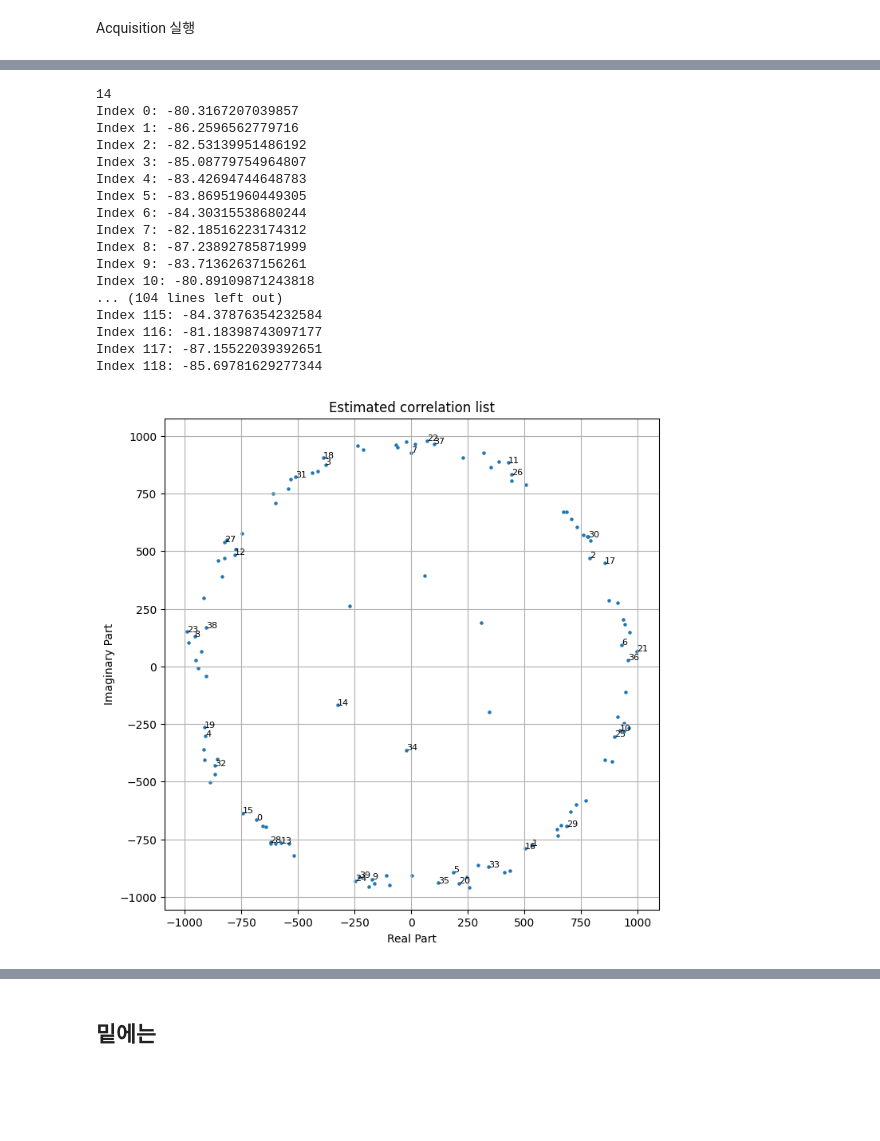
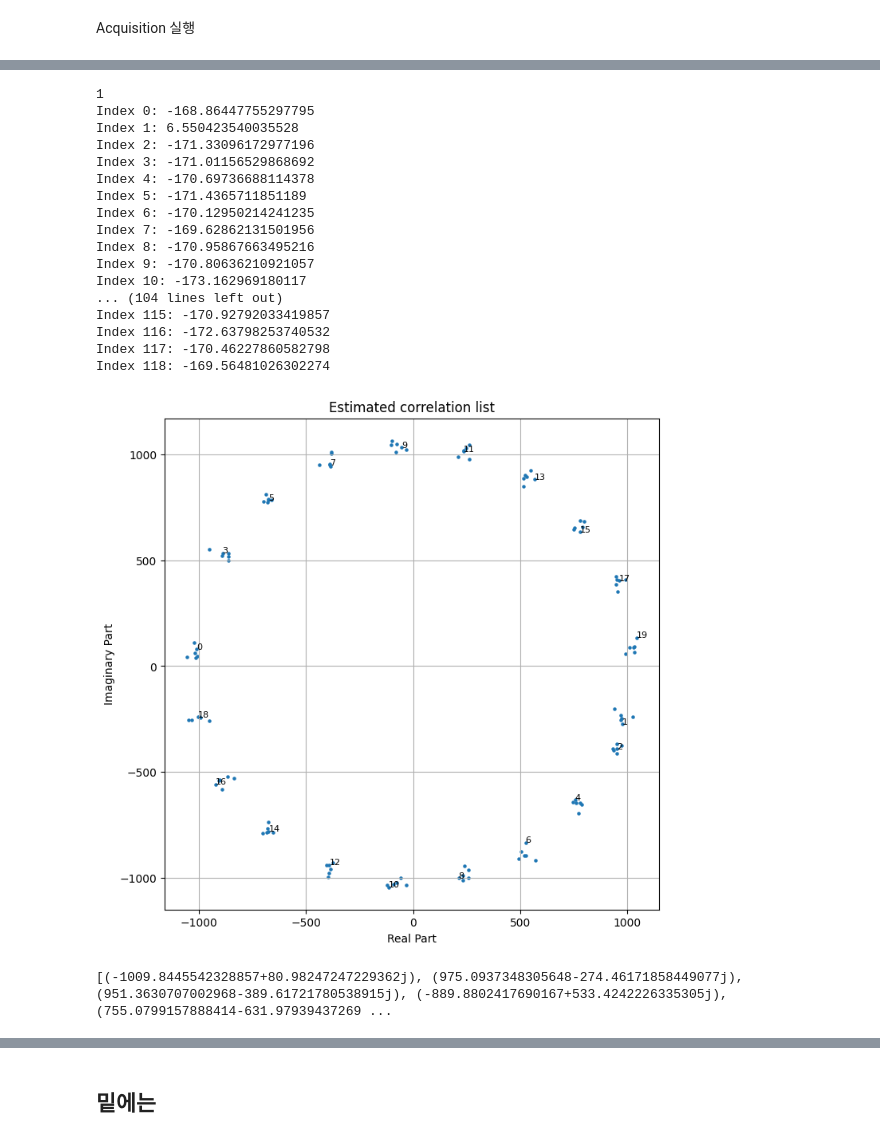
Before and after one commit to IdontknowTT/GPS_receiver, a Jupyter notebook: 240519_Acq까진됨.ipynb, the cells around one changed output, grey strips where cells are left out. Cells and saved outputs as stored; diff of their text form; code cells hidden in the pictures; blank space fills up the shorter version.

```diff
--- a/240519_Acq까진됨.ipynb
+++ b/240519_Acq까진됨.ipynb
@@ -151,13 +163,17 @@ def generate_replica_signal(code_delay, doppler_freq, code_freq, svNumber, signa
     """
 # %% [output]
 '\ndef generate_replica_signal(code_delay, doppler_freq, code_freq, svNumber, signal_length = 1023 * OV ,OV  = OV):\n    ca_code = np.array(codes[svNumber])\n    ca_code = [chip for chip in ca_code fo ...
+# %%
+def my_correlate(signal, replica):
+    return np.sum(signal * np.conjugate(replica))
 # %% [markdown]
 Acquisition
 # %%
 def acquisition(signal, code_delay_range, doppler_freq_range,code_freq, svNumber, OV):
 
     # 신호 1ms씩 쪼개기
-    signal_div = [signal[i:i+(1023*OV)] for i in range(0,len(signal), 1023*OV)]
+    sig = signal.signal()
+    signal_div = [sig[i:i+(1023*OV)] for i in range(0,len(sig), 1023*OV)]
 
     # 1ms 안에서 F(code 혹은 frame delay & 주파수 offset 찾기)
     max_corr = 0
@@ -172,7 +188,7 @@ def acquisition(signal, code_delay_range, doppler_freq_range,code_freq, svNumber
         dop= []
         for j, code_delay in enumerate(code_delay_range):
 
-            cor = np.abs(correlate(Fsignal, replica.delayed_code*replica.oversampled_signal, mode='valid'))
+            cor = np.abs(correlate(Fsignal, replica.signal(), mode='valid'))
             peak = np.max(cor)
             corr_matrix[j, i] = peak
             dop.append(peak)
@@ -197,21 +213,18 @@ def acquisition(signal, code_delay_range, doppler_freq_range,code_freq, svNumber
     # 20ms 안에서 bit boundary(B) 값 탐색
     True_replica = Replica(max_code_delay, max_doppler_freq, code_freq, svNumber, 1023 * OV, OV)
     cor_lst = []
-    phase  = []
     for i in range(ms):
-        cor = correlate(signal_div[i], True_replica.delayed_code*True_replica.oversampled_signal, mode = 'valid')
-        cor_lst.append(np.max(cor)) #cor_lst 얘로 phase 계산
-        phase.append(np.arctan2(np.imag(cor), np.real(cor))) #왜 arctan2를 썼을까
-    print(*phase)
+        #cor = correlate(signal_div[i], True_replica.signal(), mode = 'valid')
+        cor = my_correlate(signal_div[i], True_replica.signal())
+        cor_lst.append(cor)
     phase_diff = []
     for i in range(1, ms):
         R = cor_lst[i-1] * np.conjugate(cor_lst[i])
         phase_diff.append(np.arctan2(np.imag(R), np.real(R)))
-    print(*phase_diff)
-    mean_phasediff = sum(phase_diff)/ms
 
 
-    return max_code_delay, max_doppler_freq, cor_lst, phase, phase_diff, corr_matrix, dop_freq_max
+
+    return max_code_delay, max_doppler_freq, cor_lst, phase_diff, corr_matrix, dop_freq_max
 # %% [markdown]
 Acquisition 실행
 # %%
@@ -233,15 +246,15 @@ svNumber = RN
 true_code_delay = rand.randint(0, (20*1023)*OV) # Range of code delay in chips (0 ~ 1023*19 + F)
 # true_code_delay = int(450 * OV) + 1023 * OV * rand.randint(0,19)
 
-true_doppler_freq = rand.randint(-5000,5000)
+# true_doppler_freq = rand.randint(-5000,5000)
 # true_doppler_freq = rand.sample(range(-5000, 5000, 500), 1)[0]
-# true_doppler_freq = 600
+true_doppler_freq = -2525
 
 
-received_signal = generate_transmitted_signal(true_code_delay, true_doppler_freq, svNumber, code_freq, ms//20, OV)
+received_signal = trans_signal(true_code_delay, true_doppler_freq, svNumber, code_freq, ms//20, OV)
 
 # Perform acquisition
-estimated_code_delay, estimated_doppler_freq, cor_lst, phase, phase_diff, corr_matrix, dop_max= acquisition(received_signal, code_delay_range, doppler_freq_range, code_freq, svNumber,OV)
+estimated_code_delay, estimated_doppler_freq, cor_lst, phase_diff, corr_matrix, dop_max= acquisition(received_signal, code_delay_range, doppler_freq_range, code_freq, svNumber,OV)
 
 print()
 print("-"*18,'Test','-'*18)
@@ -288,10 +301,10 @@ plt.show()
 # %%
 plt.figure(figsize=(8, 8))
 #plt.scatter(np.real(received_signal[:1023*20]), np.imag(received_signal[:1023*20]), s=1)
-plt.scatter(np.real(received_signal[::20]), np.imag(received_signal[::20]), s=1)
+plt.scatter(np.real(received_signal.signal()[::20]), np.imag(received_signal.signal()[::20]), s=1)
 
 for i, txt in enumerate(range(1, 0 + 21)):
-    plt.annotate(f'{txt}', (np.real(received_signal[i]), np.imag(received_signal[i])))
+    plt.annotate(f'{txt}', (np.real(received_signal.signal()[i]), np.imag(received_signal.signal()[i])))
 
 plt.title("Complex signal in the Complex Plane")
 plt.xlabel("Real Part")
@@ -305,42 +321,43 @@ plt.show()
 # %%
 print(B)
 degree_list = [np.degrees(value) for value in phase_diff]
 for idx, value in enumerate(degree_list):
     print(f"Index {idx}: {value}")
 
 plt.figure(figsize=(8, 8))
 plt.scatter(np.real(cor_lst[:]), np.imag(cor_lst[:]), s=5)
 
-for i, txt in enumerate(range(0, 0 + 40)):
+for i, txt in enumerate(range(0, 0 + 20)):
     plt.annotate(f'{txt}', (np.real(cor_lst[i]), np.imag(cor_lst[i])), fontsize = 8)
 
 plt.title("Estimated correlation list")
 plt.xlabel("Real Part")
 plt.ylabel("Imaginary Part")
 plt.grid(True)
 plt.show()
-
+print(cor_lst)
 # 주파수 offset = 0일 때 1~20번은 오른쪽, 21~39번이 왼쪽에 있다면 bit boundary 잘 찾은거.(부호반전)
 # 위아래로 돌아간 거는 noise에 의한 영향 + 약간의 주파수 offset과 code delay에 관한 거.
 # %% [output]
-14
-Index 0: -80.3167207039857
-Index 1: -86.2596562779716
-Index 2: -82.53139951486192
-Index 3: -85.08779754964807
-Index 4: -83.42694744648783
-Index 5: -83.86951960449305
-Index 6: -84.30315538680244
-Index 7: -82.18516223174312
-Index 8: -87.23892785871999
-Index 9: -83.71362637156261
-Index 10: -80.89109871243818
+1
+Index 0: -168.86447755297795
+Index 1: 6.550423540035528
+Index 2: -171.33096172977196
+Index 3: -171.01156529868692
+Index 4: -170.69736688114378
+Index 5: -171.4365711851189
+Index 6: -170.12950214241235
+Index 7: -169.62862131501956
+Index 8: -170.95867663495216
+Index 9: -170.80636210921057
+Index 10: -173.162969180117
 ... (104 lines left out)
-Index 115: -84.37876354232584
-Index 116: -81.18398743097177
-Index 117: -87.15522039392651
-Index 118: -85.69781629277344
+Index 115: -170.92792033419857
+Index 116: -172.63798253740532
+Index 117: -170.46227860582798
+Index 118: -169.56481026302274
-[figure, old version]
+[figure, new version]
+[(-1009.8445542328857+80.98247247229362j), (975.0937348305648-274.46171858449077j), (951.3630707002968-389.61721780538915j), (-889.8802417690167+533.4242226335305j), (755.0799157888414-631.97939437269 ...
 # %%
 
 """print(degree_list)
```
Also changed, not shown: parts of 9 cells of this notebook.
